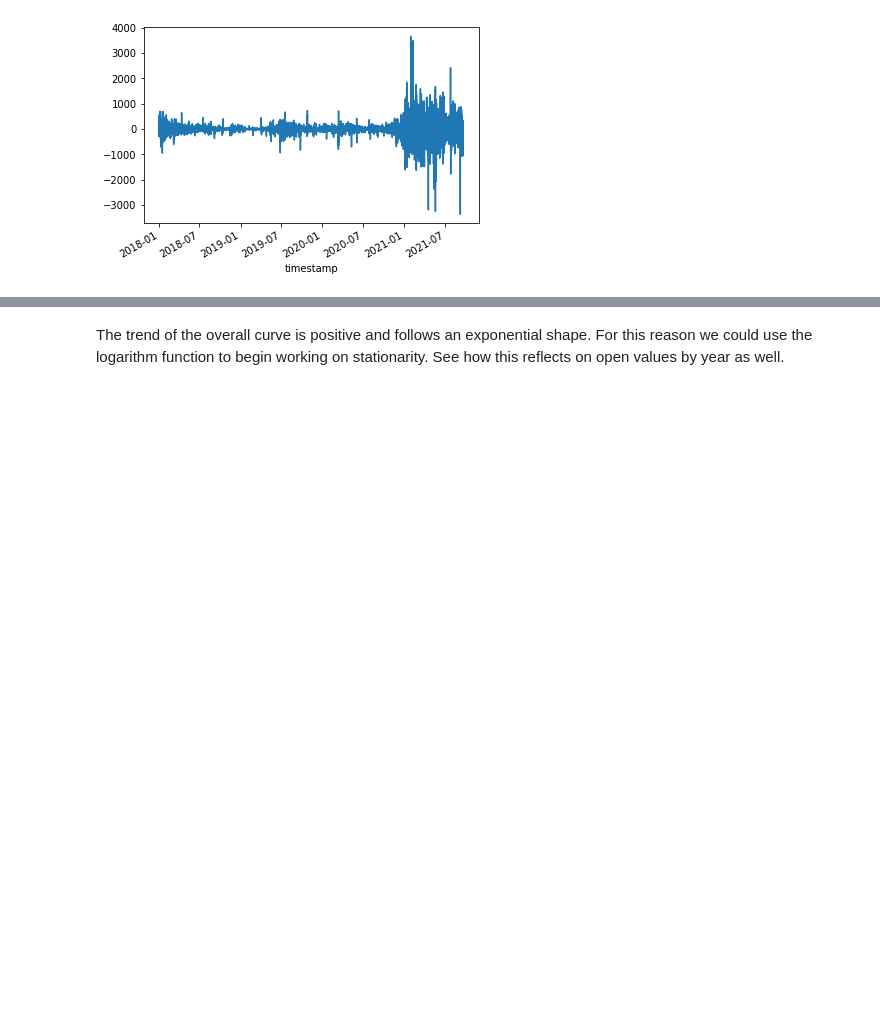
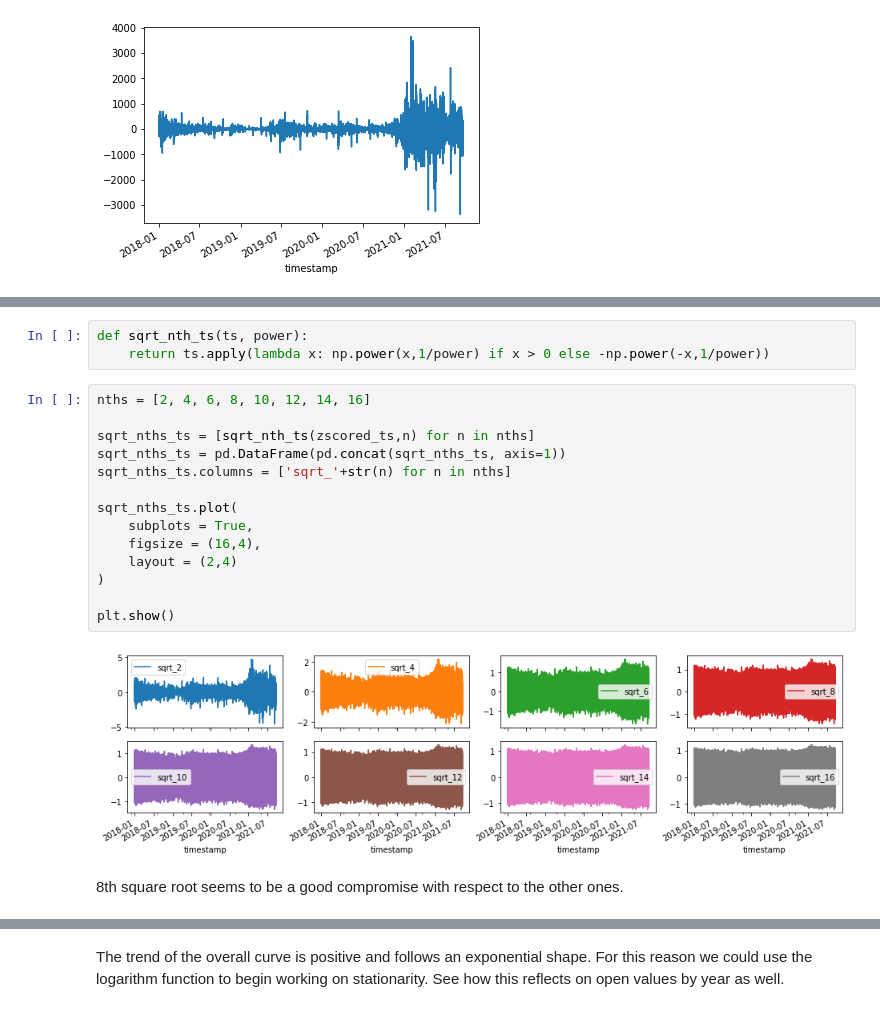
Before and after one commit to tfranza/crypto-forecasting, a Jupyter notebook: eda.ipynb, the cells around one changed output, grey strips where cells are left out. Drawn from its saved outputs; the diff is of its cells as text; blank space fills up the shorter version.

```diff
--- a/eda.ipynb
+++ b/eda.ipynb
@@ -316,0 +328,21 @@ plt.show()
+# %%
+def sqrt_nth_ts(ts, power):
+    return ts.apply(lambda x: np.power(x,1/power) if x > 0 else -np.power(-x,1/power))
+# %%
+nths = [2, 4, 6, 8, 10, 12, 14, 16]
+
+sqrt_nths_ts = [sqrt_nth_ts(zscored_ts,n) for n in nths]
+sqrt_nths_ts = pd.DataFrame(pd.concat(sqrt_nths_ts, axis=1))
+sqrt_nths_ts.columns = ['sqrt_'+str(n) for n in nths]
+
+sqrt_nths_ts.plot(
+    subplots = True,
+    figsize = (16,4),
+    layout = (2,4)
+)
+
+plt.show()
+# %% [output]
+[figure, added]
+# %% [markdown]
+8th square root seems to be a good compromise with respect to the other ones.
```
Also changed, not shown: parts of 34 cells of this notebook.
